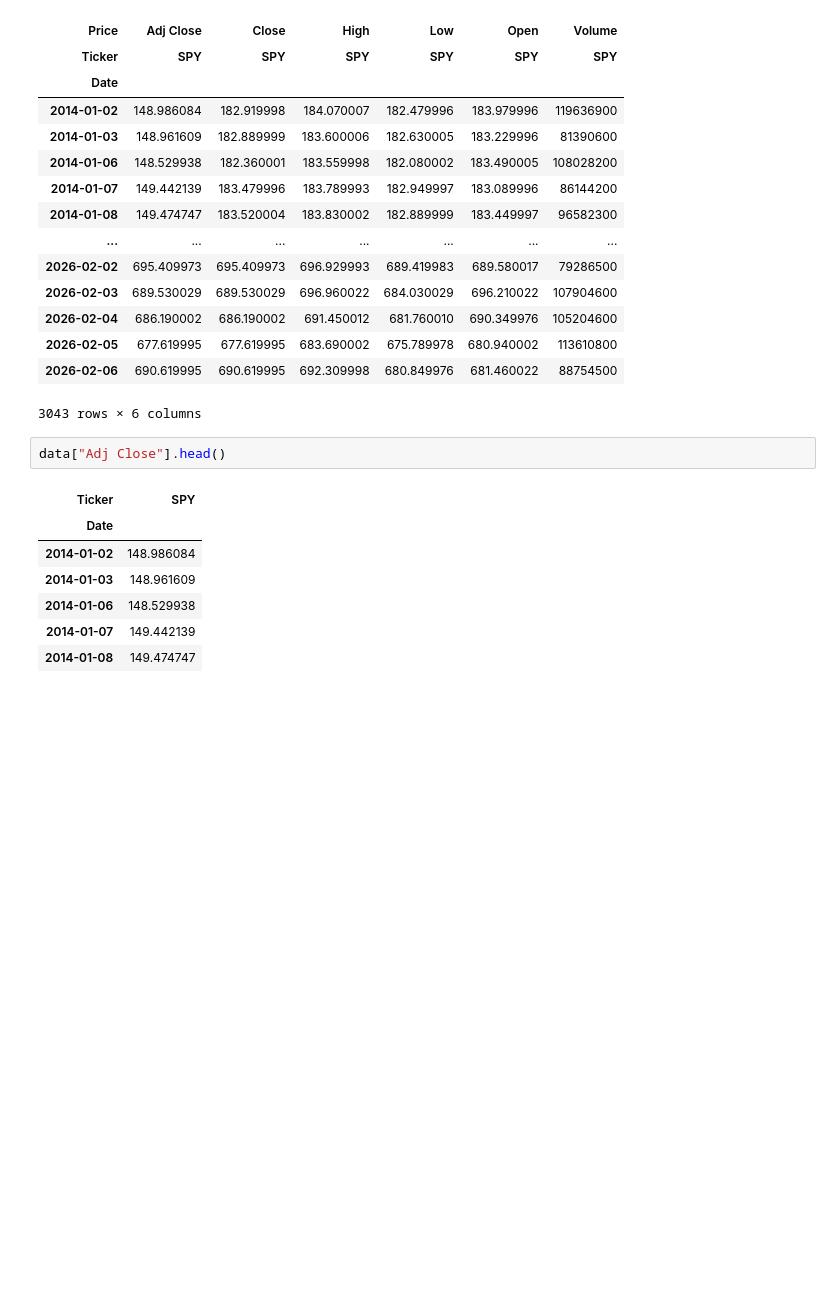
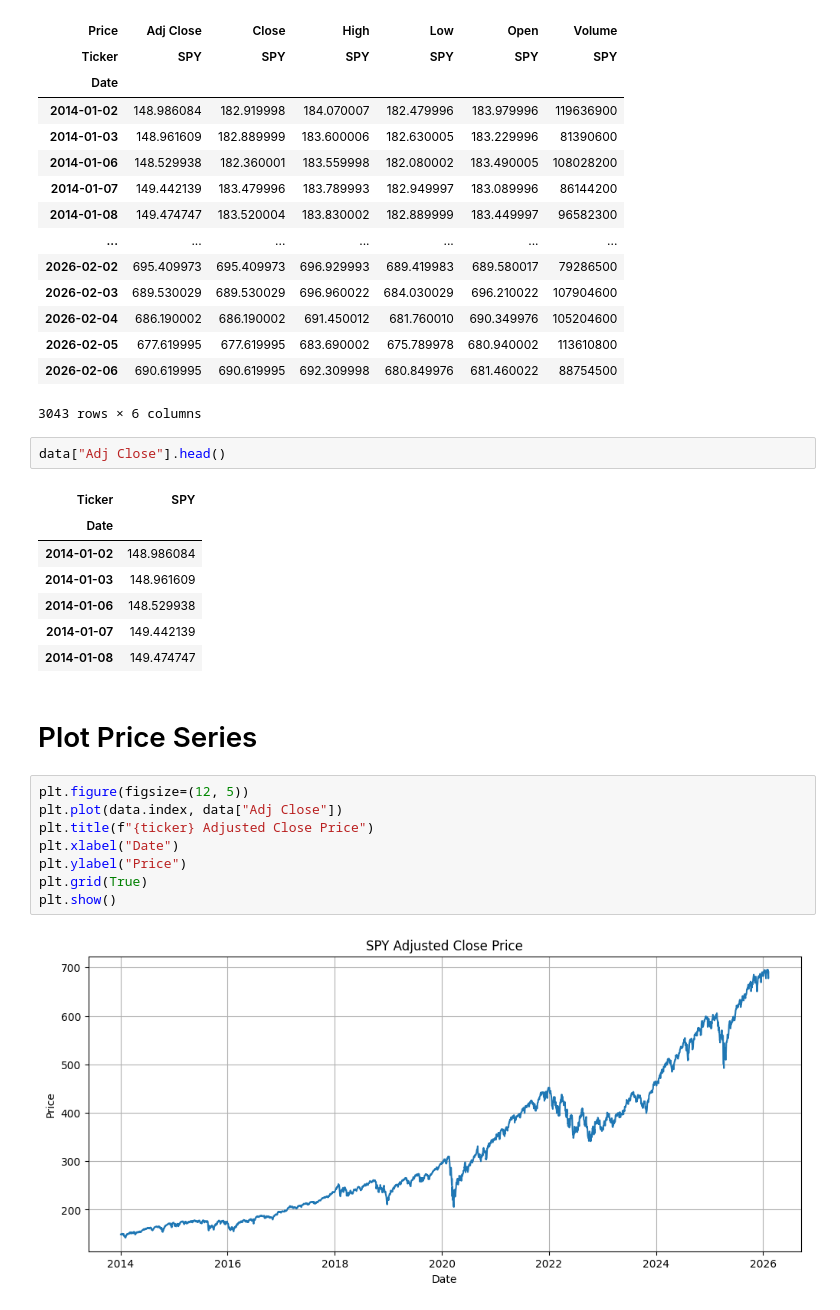
Before and after one commit to akhyear/MonteCarloRiskProject, a Jupyter notebook: notebooks/01_data_and_return_analysis.ipynb, the cells around one changed output. Saved outputs shown, nothing was run; the diff lists cells and outputs as text; blank space fills up the shorter version.

Commit message:
Plot Price Series

```diff
--- a/notebooks/01_data_and_return_analysis.ipynb
+++ b/notebooks/01_data_and_return_analysis.ipynb
@@ -75,3 +75,15 @@ data["Adj Close"].head()
 | 2014-01-06 | 148.529938 |
 | 2014-01-07 | 149.442139 |
 | 2014-01-08 | 149.474747 |
+# %% [markdown]
+# Plot Price Series
+# %%
+plt.figure(figsize=(12, 5))
+plt.plot(data.index, data["Adj Close"])
+plt.title(f"{ticker} Adjusted Close Price")
+plt.xlabel("Date")
+plt.ylabel("Price")
+plt.grid(True)
+plt.show()
+# %% [output]
+[figure, added]
```
Also changed, not shown: parts of 1 cell of this notebook.
